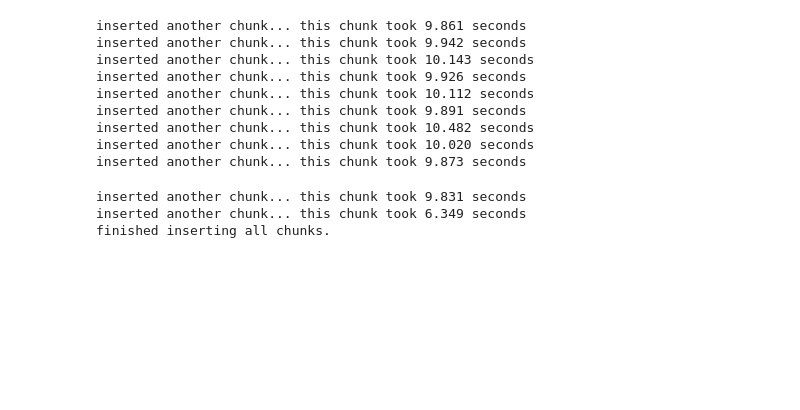
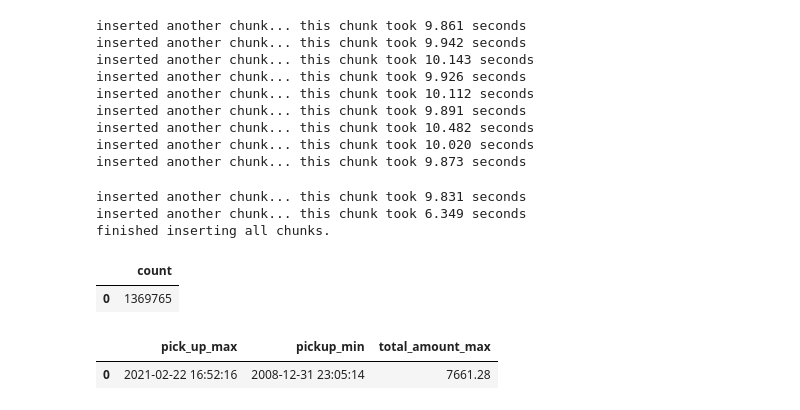
Before and after one commit to phango-767/phango_DE_ZoomCamp_2024, a Jupyter notebook: module1_basics_and_setup/2_docker_sql/upload_data.ipynb, the cells around one changed output. Cells and saved outputs as stored; diff of their text form; code cells hidden in the pictures; blank space fills up the shorter version.

```diff
--- a/module1_basics_and_setup/2_docker_sql/upload_data.ipynb
+++ b/module1_basics_and_setup/2_docker_sql/upload_data.ipynb
@@ -201,3 +201,24 @@ inserted another chunk... this chunk took 9.873 seconds
 inserted another chunk... this chunk took 9.831 seconds
 inserted another chunk... this chunk took 6.349 seconds
 finished inserting all chunks.
+# %%
+#verify that we've added all rows to our database:
+query = """
+select count(*) from yellow_taxi_data;
+"""
+
+pd.read_sql(query, con = engine)
+# %% [output]
+|  | count |
+| 0 | 1369765 |
+# %%
+#we can also do a bit of eda
+query = """
+select max(tpep_pickup_datetime) as pick_up_max, min(tpep_pickup_datetime) as pickup_min, max(total_amount) as total_amount_max
+from yellow_taxi_data;
+"""
+
+pd.read_sql(query, con = engine)
+# %% [output]
+|  | pick_up_max | pickup_min | total_amount_max |
+| 0 | 2021-02-22 16:52:16 | 2008-12-31 23:05:14 | 7661.28 |
```
Also changed, not shown: parts of 1 cell of this notebook, 1 other file.
